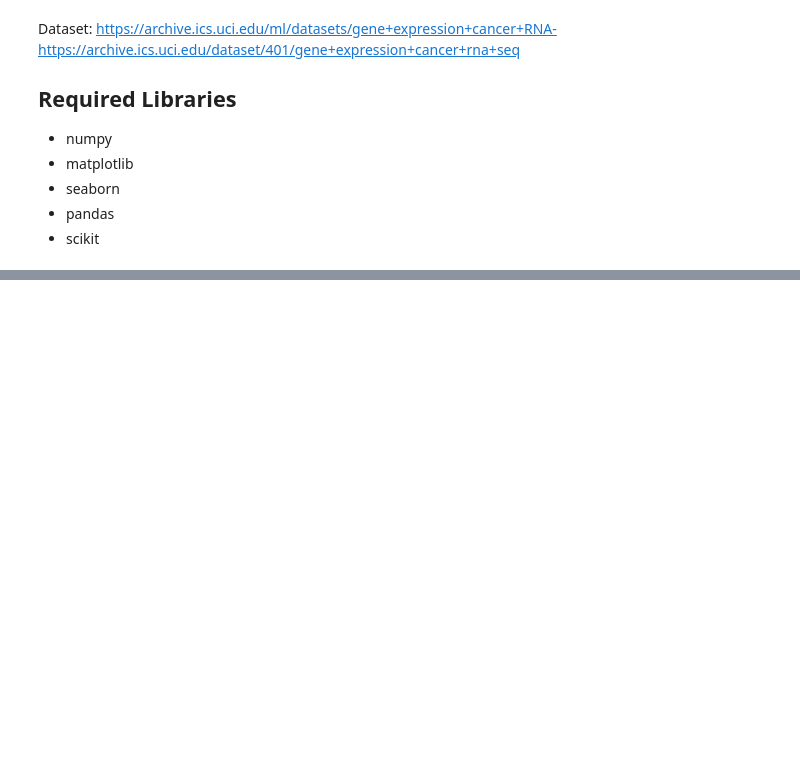
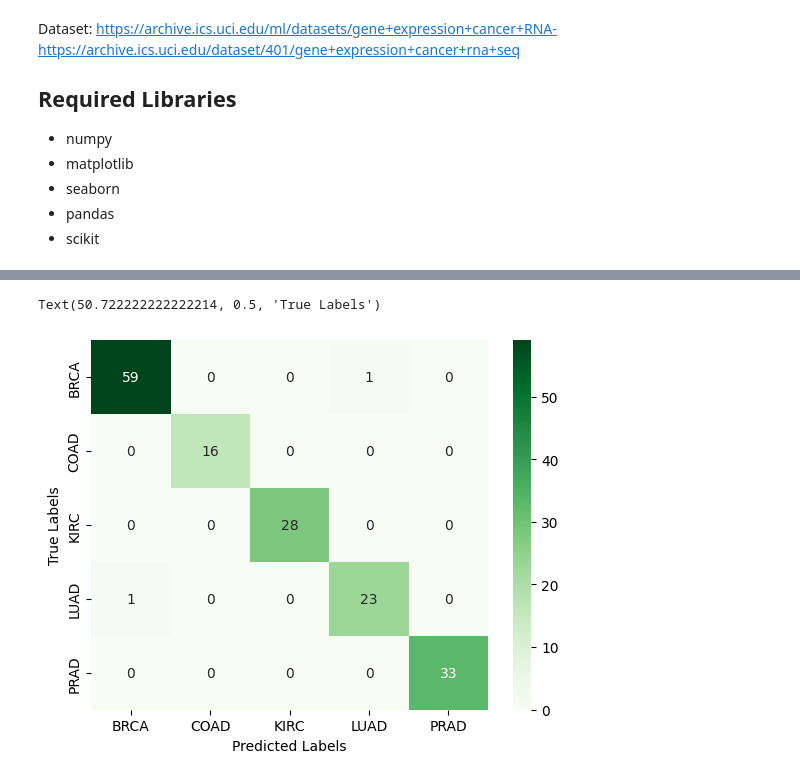
Before and after one commit to ElenaKhramtsova/CancerPredRNA_ml, a Jupyter notebook: Cancer_prediction_ml.ipynb, the cells around one changed output, grey strips where cells are left out. Drawn from its saved outputs; the diff is of its cells as text; code cells hidden in the pictures; blank space fills up the shorter version.

```diff
--- a/Cancer_prediction_ml.ipynb
+++ b/Cancer_prediction_ml.ipynb
@@ -41,0 +194,9 @@ from sklearn.metrics import roc_auc_score
+# %%
+#select top n features. lets say 300.
+#you can modify the value and see how the performance of the model changes
+
+n_features = 300
+selected_scores_indices=np.argsort(mi)[::-1][0:n_features]
+# %%
+X_train_sel = X_train_norm[:,selected_scores_indices]
+X_test_sel = X_test_norm[:,selected_scores_indices]
@@ -41,0 +215,5 @@ from sklearn.metrics import roc_auc_score
+# %%
+rf = OneVsRestClassifier(RandomForestClassifier(max_features=0.2))
+rf.fit(X_train_sel,y_train)
+y_pred = rf.predict(X_test_sel)
+pred_prob = rf.predict_proba(X_train_sel)
@@ -41,0 +274,6 @@ from sklearn.metrics import roc_auc_score
+# %%
+#generate confusion matrix
+cm = confusion_matrix(y_test, y_pred)
+cm_df = pd.DataFrame(cm, index=labels, columns=labels)
+
+cm_df
@@ -41,0 +287,7 @@ from sklearn.metrics import roc_auc_score
+# %%
+sns.heatmap(cm_df, annot=True, cmap="Greens")
+plt.xlabel('Predicted Labels')
+plt.ylabel('True Labels')
+# %% [output]
+Text(50.722222222222214, 0.5, 'True Labels')
+[figure, added]
```
Also changed, not shown: parts of 34 cells of this notebook.
